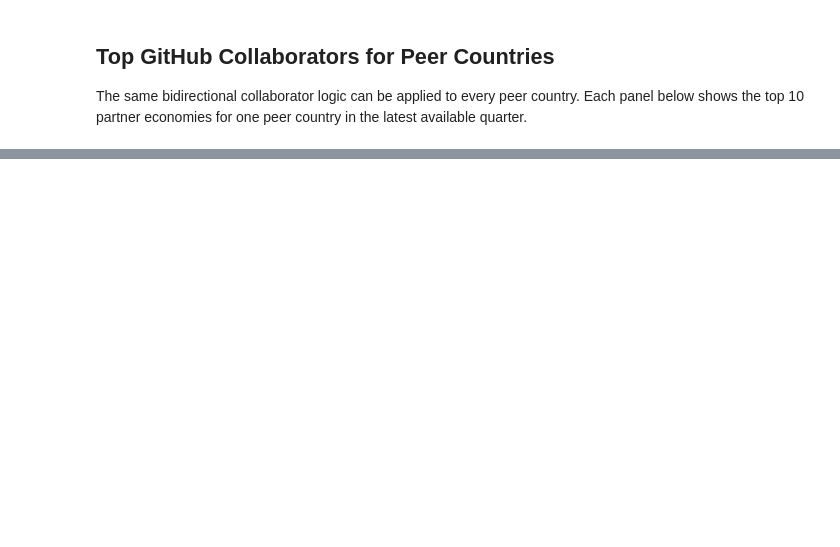
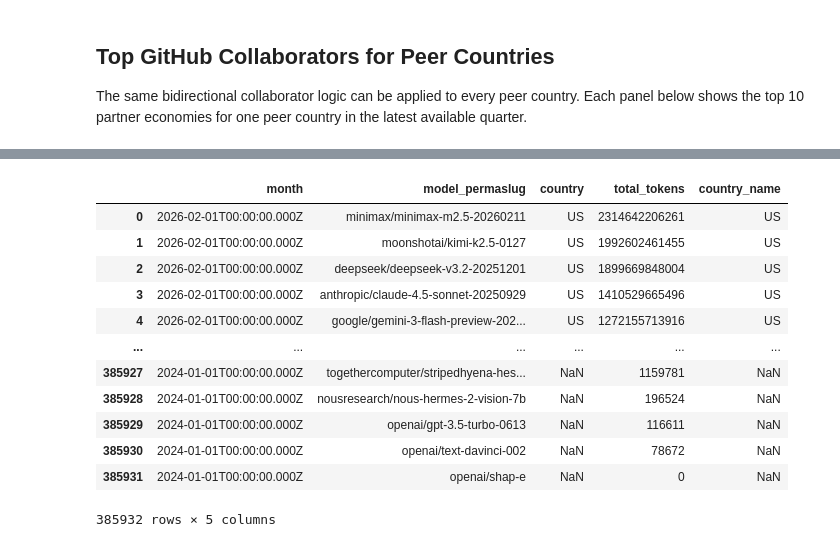
Before and after one commit to datapartnership/algeria-economic-monitoring, a Jupyter notebook: notebooks/ai/software-development.ipynb, the cells around one changed output, grey strips where cells are left out. Drawn from its saved outputs; the diff is of its cells as text; code cells hidden in the pictures; blank space fills up the shorter version.

```diff
--- a/notebooks/ai/software-development.ipynb
+++ b/notebooks/ai/software-development.ipynb
@@ -686,0 +1135,2 @@ attaviz.add_caption(peer_collaborators_chart, "Source: GitHub Innovation Graph e
+# %%
+open_router = pd.read_csv('../../data/ai/tokens_by_model_country_month_2026-02-25.csv')
@@ -686,0 +1139,16 @@ attaviz.add_caption(peer_collaborators_chart, "Source: GitHub Innovation Graph e
+# %%
+open_router
+# %% [output]
+|  | month | model_permaslug | country | total_tokens | country_name |
+| 0 | 2026-02-01T00:00:00.000Z | minimax/minimax-m2.5-20260211 | US | 2314642206261 | US |
+| 1 | 2026-02-01T00:00:00.000Z | moonshotai/kimi-k2.5-0127 | US | 1992602461455 | US |
+| 2 | 2026-02-01T00:00:00.000Z | deepseek/deepseek-v3.2-20251201 | US | 1899669848004 | US |
+| 3 | 2026-02-01T00:00:00.000Z | anthropic/claude-4.5-sonnet-20250929 | US | 1410529665496 | US |
+| 4 | 2026-02-01T00:00:00.000Z | google/gemini-3-flash-preview-202... | US | 1272155713916 | US |
+| ... | ... | ... | ... | ... | ... |
+| 385927 | 2024-01-01T00:00:00.000Z | togethercomputer/stripedhyena-hes... | NaN | 1159781 | NaN |
+| 385928 | 2024-01-01T00:00:00.000Z | nousresearch/nous-hermes-2-vision-7b | NaN | 196524 | NaN |
+| 385929 | 2024-01-01T00:00:00.000Z | openai/gpt-3.5-turbo-0613 | NaN | 116611 | NaN |
+| 385930 | 2024-01-01T00:00:00.000Z | openai/text-davinci-002 | NaN | 78672 | NaN |
+| 385931 | 2024-01-01T00:00:00.000Z | openai/shap-e | NaN | 0 | NaN |
+385932 rows × 5 columns
```
Also changed, not shown: parts of 26 cells of this notebook, 19 other files.
